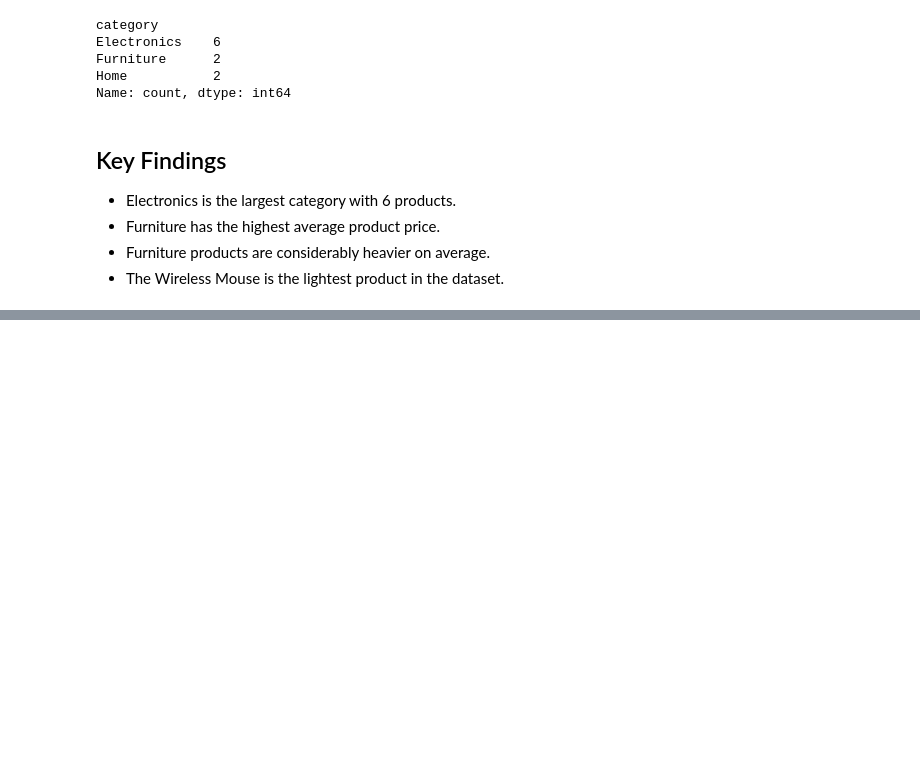
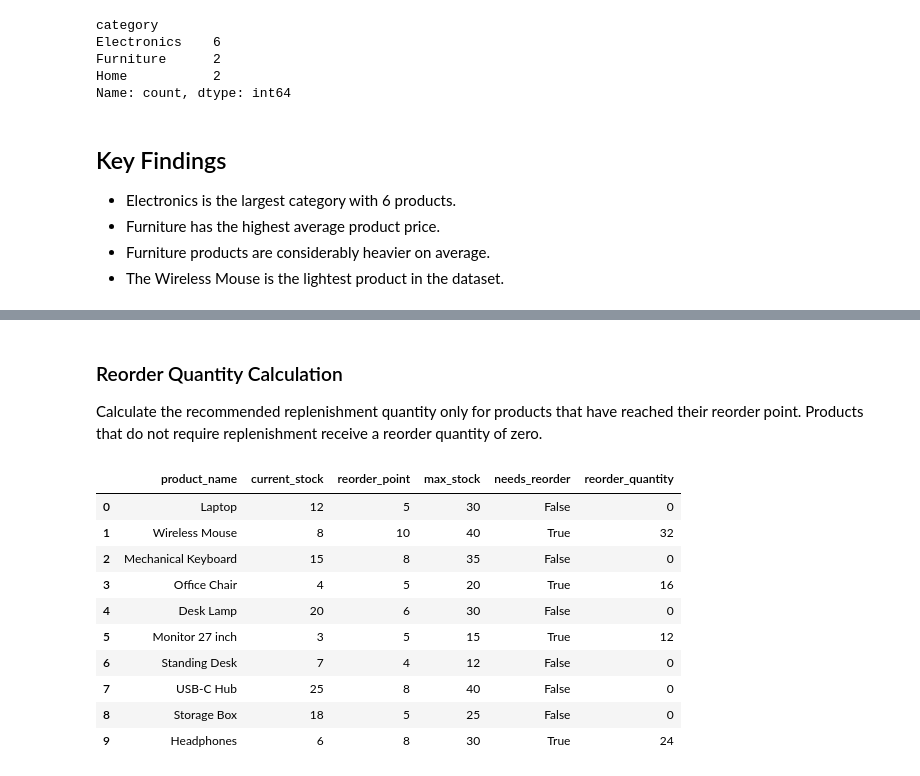
Before and after one commit to youcy03/ai-warehouse-digital-twin, a Jupyter notebook: notebooks/01_data_exploration.ipynb, the cells around one changed output, grey strips where cells are left out. Saved outputs shown, nothing was run; the diff lists cells and outputs as text; code cells hidden in the pictures; blank space fills up the shorter version.

```diff
--- a/notebooks/01_data_exploration.ipynb
+++ b/notebooks/01_data_exploration.ipynb
@@ -145,0 +484,2 @@ Name: count, dtype: int64
+# %%
+inventory_with_products["reorder_quantity"] = inventory_with_products['max_stock']-inventory_with_products['current_stock']
@@ -145,0 +697,14 @@ Name: count, dtype: int64
+# %%
+def classify_stock_risk(coverage):
+    if pd.isna(coverage):
+        return "No Demand Data"
+    elif coverage < 2:
+        return "High Risk"
+    elif coverage < 4:
+        return "Medium Risk"
+    else:
+        return "Low Risk"
+# %%
+stock_demand["stock_risk"] = stock_demand["stock_coverage"].apply(
+    classify_stock_risk
+)
@@ -145,0 +758,12 @@ Name: count, dtype: int64
+# %%
+stock_demand["needs_reorder"] = (
+    stock_demand["current_stock"] <= stock_demand["reorder_point"]
+)
+stock_demand[
+    [
+        "product_name",
+        "current_stock",
+        "reorder_point",
+        "needs_reorder"
+    ]
+]
@@ -145,0 +782,33 @@ Name: count, dtype: int64
+# %% [markdown]
+### Reorder Quantity Calculation
+
+Calculate the recommended replenishment quantity only for products that have reached their reorder point. Products that do not require replenishment receive a reorder quantity of zero.
+# %%
+stock_demand["reorder_quantity"] = np.where(
+    stock_demand["needs_reorder"],
+    stock_demand["max_stock"] - stock_demand["current_stock"],
+    0
+)
+
+stock_demand[
+    [
+        "product_name",
+        "current_stock",
+        "reorder_point",
+        "max_stock",
+        "needs_reorder",
+        "reorder_quantity"
+    ]
+]
+# %% [output]
+|  | product_name | current_stock | reorder_point | max_stock | needs_reorder | reorder_quantity |
+| 0 | Laptop | 12 | 5 | 30 | False | 0 |
+| 1 | Wireless Mouse | 8 | 10 | 40 | True | 32 |
+| 2 | Mechanical Keyboard | 15 | 8 | 35 | False | 0 |
+| 3 | Office Chair | 4 | 5 | 20 | True | 16 |
+| 4 | Desk Lamp | 20 | 6 | 30 | False | 0 |
+| 5 | Monitor 27 inch | 3 | 5 | 15 | True | 12 |
+| 6 | Standing Desk | 7 | 4 | 12 | False | 0 |
+| 7 | USB-C Hub | 25 | 8 | 40 | False | 0 |
+| 8 | Storage Box | 18 | 5 | 25 | False | 0 |
+| 9 | Headphones | 6 | 8 | 30 | True | 24 |
```
Also changed, not shown: parts of 70 cells of this notebook, 2 other files.
